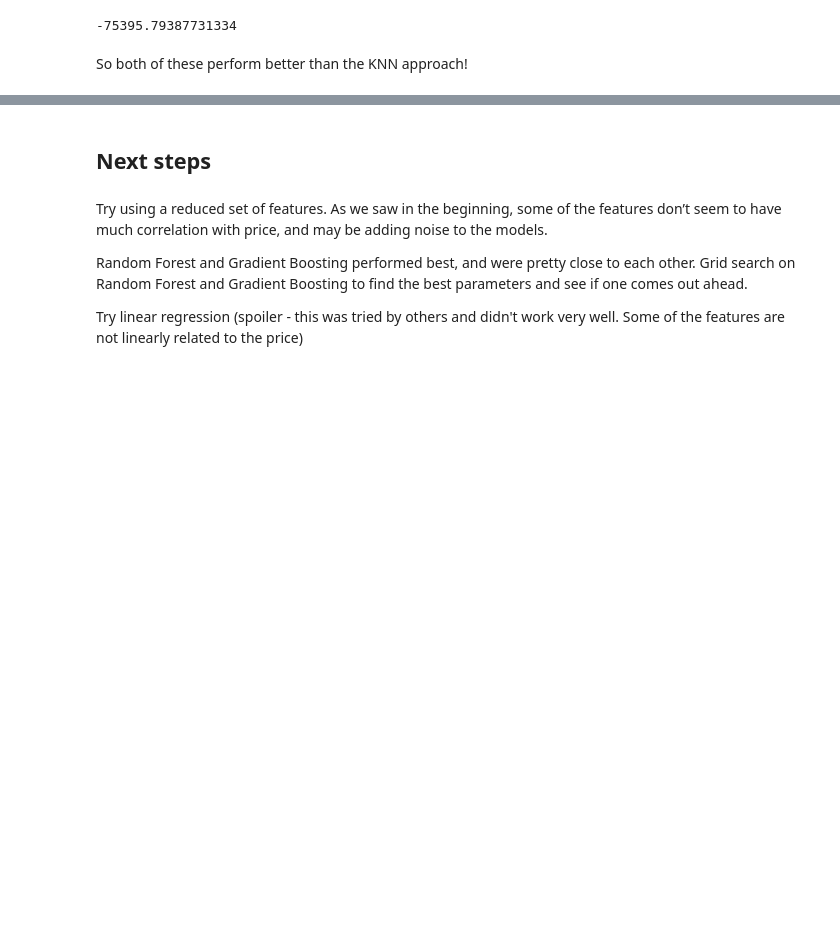
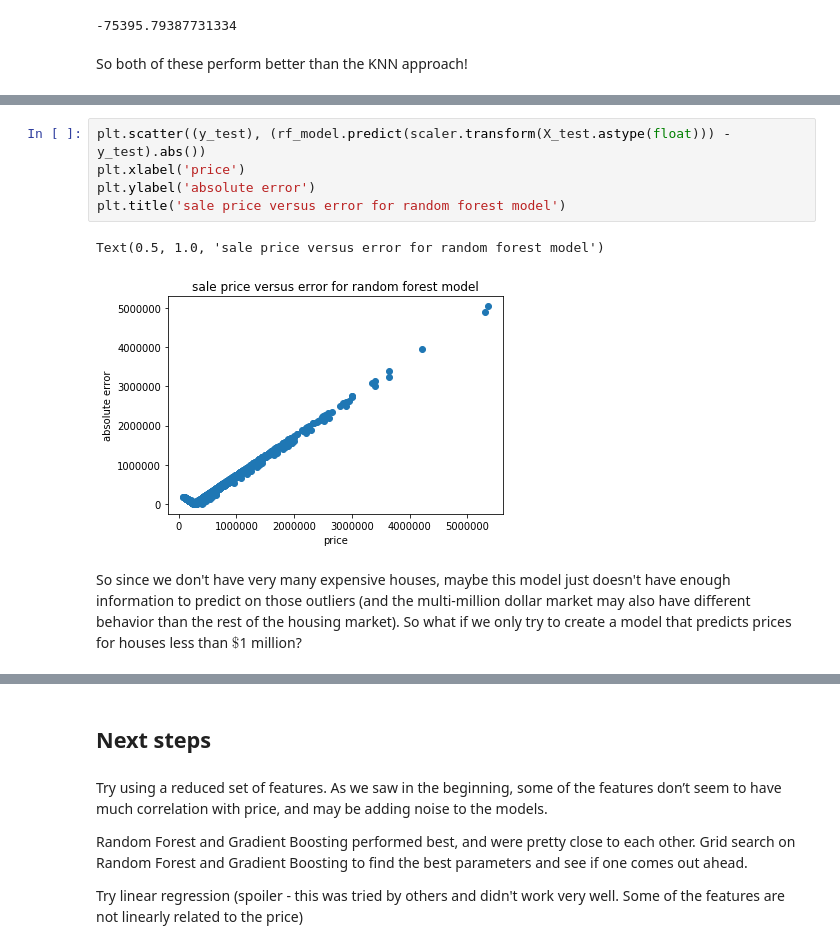
Before and after one commit to katelynrwalker/housing-prices, a Jupyter notebook: housing-prices-model.ipynb, the cells around one changed output, grey strips where cells are left out. Drawn from its saved outputs; the diff is of its cells as text; blank space fills up the shorter version.

```diff
--- a/housing-prices-model.ipynb
+++ b/housing-prices-model.ipynb
@@ -224,0 +236,10 @@ plt.show()
+# %%
+plt.scatter((y_test), (rf_model.predict(scaler.transform(X_test.astype(float))) - y_test).abs())
+plt.xlabel('price')
+plt.ylabel('absolute error')
+plt.title('sale price versus error for random forest model')
+# %% [output]
+Text(0.5, 1.0, 'sale price versus error for random forest model')
+[figure, added]
+# %% [markdown]
+So since we don't have very many expensive houses, maybe this model just doesn't have enough information to predict on those outliers (and the multi-million dollar market may also have different behavior than the rest of the housing market). So what if we only try to create a model that predicts prices for houses less than $\$$1 million?
```
Also changed, not shown: parts of 16 cells of this notebook.
